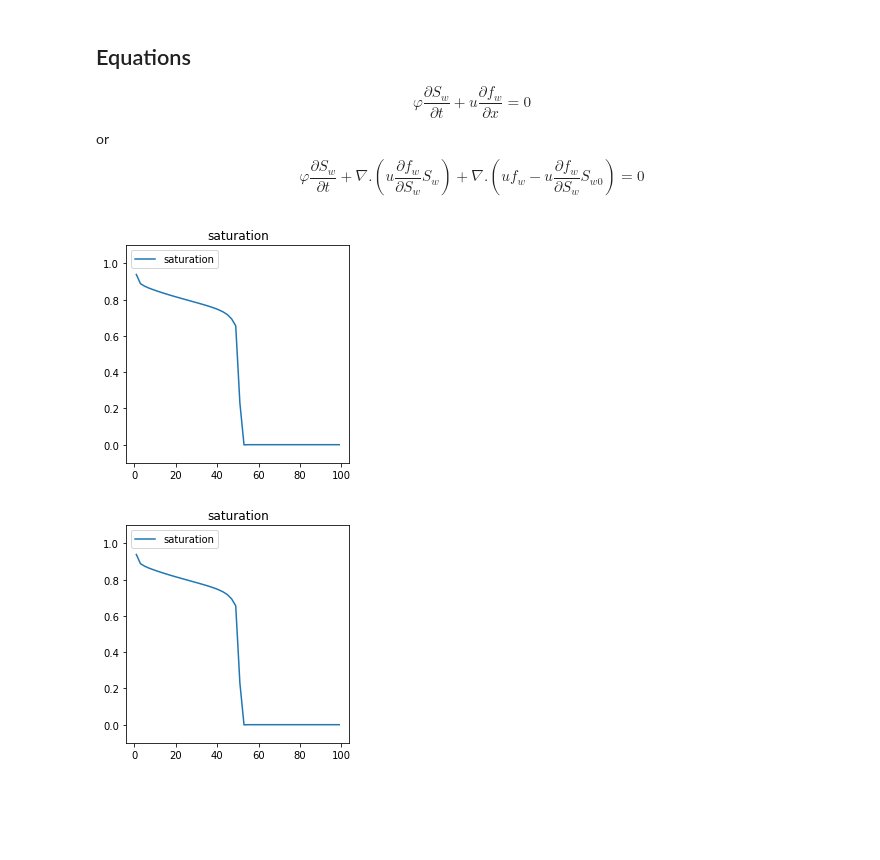
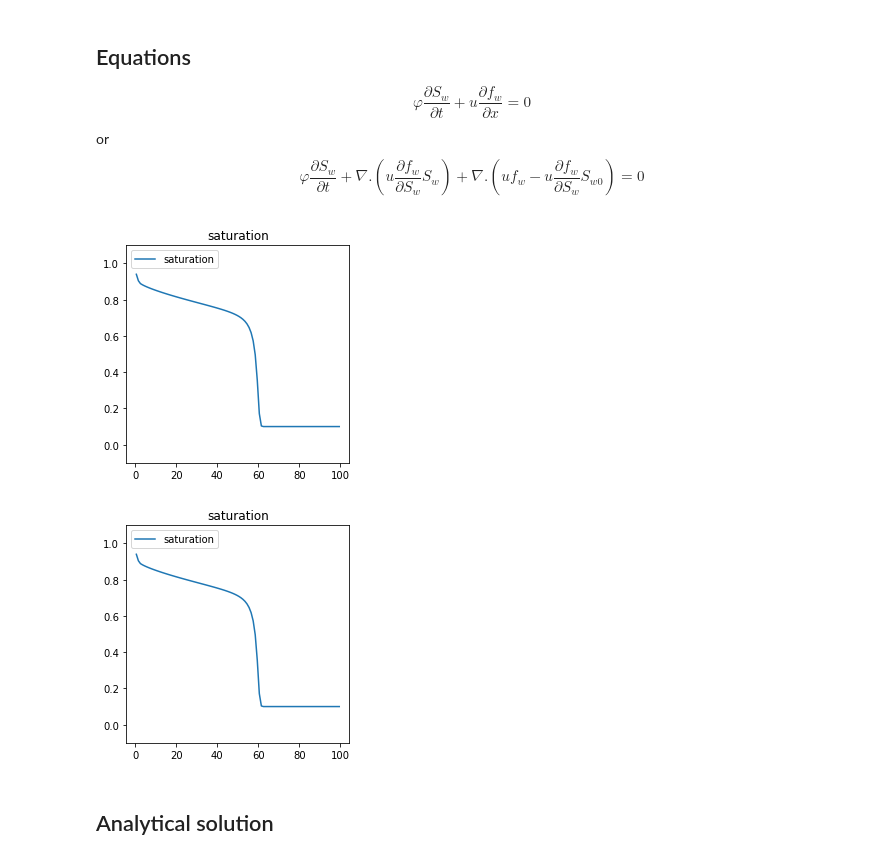
Before and after one commit to simulkade/peteng, a Jupyter notebook: python/BL_1D_fipy_incorrect.ipynb, the cells around one changed output. Drawn from its saved outputs; the diff is of its cells as text; code cells hidden in the pictures; blank space fills up the shorter version.

Commit message:
compare fipy with analytical solution

```diff
--- a/python/BL_1D_fipy_incorrect.ipynb
+++ b/python/BL_1D_fipy_incorrect.ipynb
@@ -54,10 +54,11 @@ nw = 2.0
 no = 2.0
 
 # domain and boundaries
+k = 1e-12 # m^2
 u = 1.e-3
 L = 100.
-nx = 50
-dt = 200.
+nx = 100
+dt = 800.
 dx = L/nx
 
 # fluid properties
@@ -117,7 +118,7 @@ mesh = Grid1D(dx = L/nx, nx = nx)
 x = mesh.cellCenters
 
 # create the cell variables and boundary conditions
-sw = CellVariable(mesh=mesh, name="saturation", hasOld=True, value = 0.)
+sw = CellVariable(mesh=mesh, name="saturation", hasOld=True, value = swc)
 # sw.setValue(1,where = x<=dx)
 sw.constrain(1-sor,mesh.facesLeft)
 #sw.constrain(0., mesh.facesRight)
@@ -128,23 +129,25 @@ $$\varphi \frac{\partial S_w}{\partial t}+u \frac{\partial f_w}{\partial x}=0$$
 $$\varphi \frac{\partial S_w}{\partial t}+\nabla.\left( u \frac{\partial f_w}{\partial S_w} S_w\right)+ \nabla. \left( u f_w-u\frac{\partial f_w}{\partial S_w} S_{w0} \right)=0$$
 # %%
 
-eq = TransientTerm(coeff=1) + ConvectionTerm(coeff = u
+eq = TransientTerm(coeff=1) + UpwindConvectionTerm(coeff = u
 *dfw(sw.faceValue)*[[1.0]]) + u*(fw(sw.faceValue)-dfw(sw.faceValue)*sw.faceValue).divergence == 0
 
 sw.constrain(1.,mesh.facesLeft)
 #sw.constrain(0., mesh.facesRight)
 sw.faceGrad.constrain([0], mesh.facesRight)
 
-steps = 200
+steps = 50
 viewer = Viewer(vars = sw, datamax=1.1, datamin=-0.1)
 for step in range(steps):
     sw.updateOld()
     swres = 1.0e6
     while swres > 1e-5:
         swres = eq.sweep(dt = dt, var = sw)
-        print(swres)
+#         print(swres)
 
 viewer.plot()
 # %% [output]
-[figure, old version]
+[figure, new version]
-[figure, old version]
+[figure, new version]
+# %% [markdown]
+## Analytical solution
```
Also changed, not shown: parts of 2 cells of this notebook.
